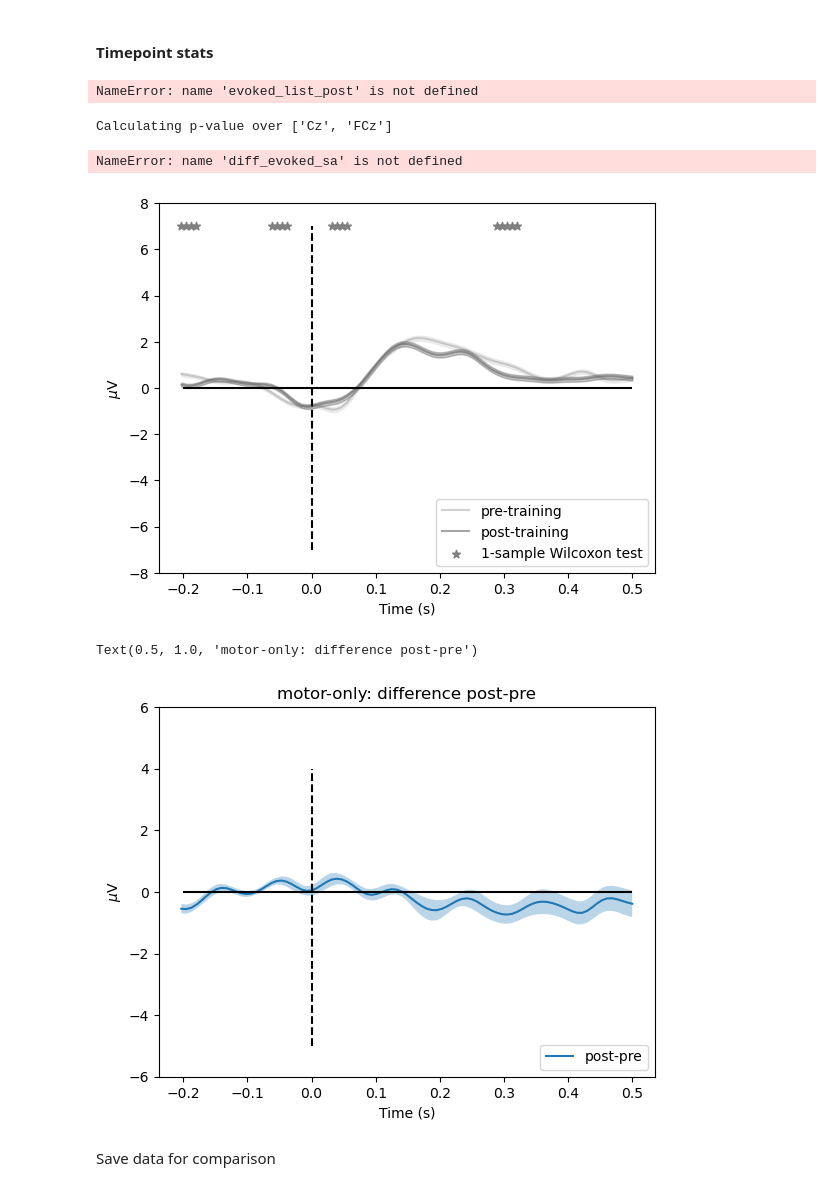
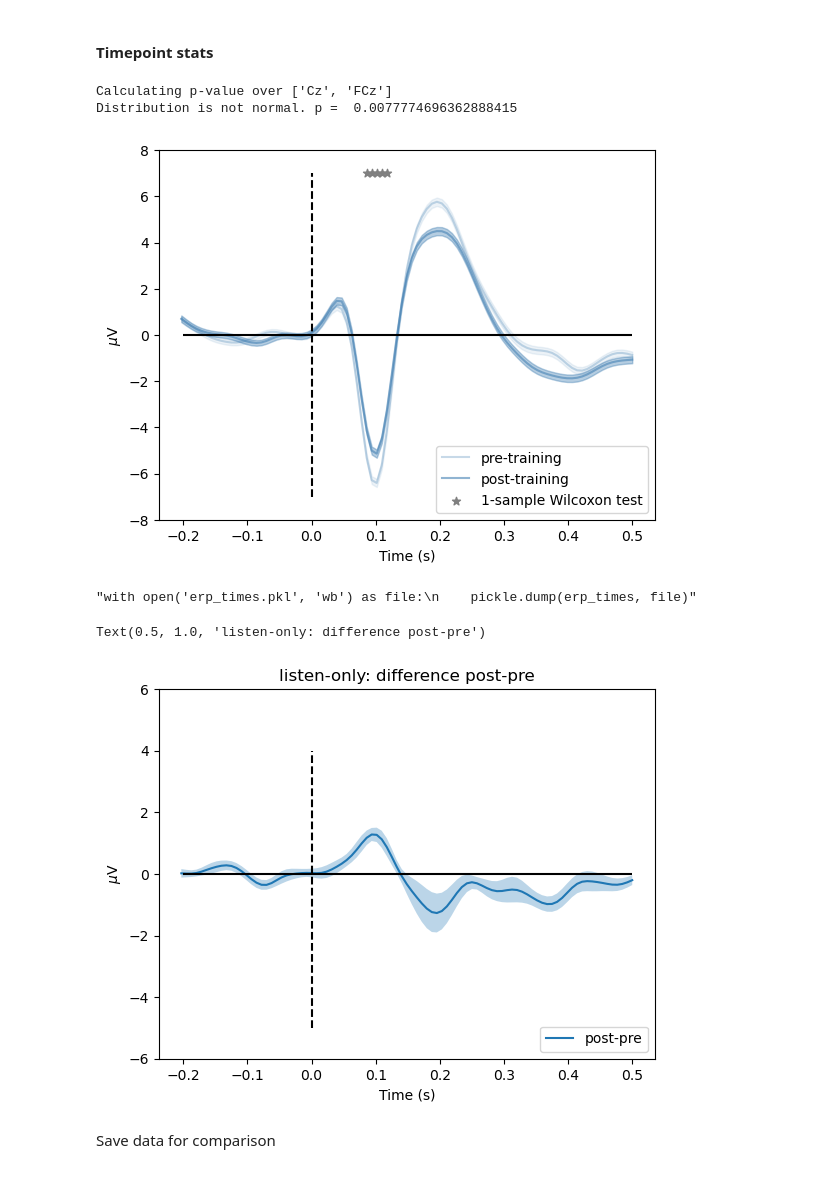
Before and after one commit to haiqin-zhang/AM-EEG, a Jupyter notebook: pipelines_LM/ave_ERPs.ipynb, the cells around one changed output. Saved outputs shown, nothing was run; the diff lists cells and outputs as text; code cells hidden in the pictures.

```diff
--- a/pipelines_LM/ave_ERPs.ipynb
+++ b/pipelines_LM/ave_ERPs.ipynb
@@ -22,8 +22,8 @@ from update_sub_lists import *
 #-----------------------------
 
 #select which task
-task = 'motor'
-participants = 'all'
+task = 'listen'
+participants = 'musicians'
 # %%
 #see notes.md for updated subject lists
 
@@ -106,2 +161,2 @@ concat_evoked_post = mne.combine_evoked(evoked_list_post, weights = 'equal')
 # %%
-concat_epochs_pre, concat_evoked_pre, concat_epochs_post, concat_evoked_post = load_evoked_epochs(subjects_to_process, task)
+#concat_epochs_pre, concat_evoked_pre, concat_epochs_post, concat_evoked_post = load_evoked_epochs(subjects_to_process, task)
@@ -276,15 +222,19 @@ ch_totest = p_channels #'all' or p_channels
 #getting data from evoked objects
 diff_evoked_list = [evoked1.get_data() - evoked2.get_data() for evoked1, evoked2 in zip(evoked_list_post, evoked_list_pre)]
 diff_evoked_sa = np.stack(diff_evoked_list)
-# %% [output]
-NameError: name 'evoked_list_post' is not defined
 # %%
 #calculate p-value over time
-p_values = p_times(to_compare, channels = ch_totest) #independent t-test
-p_within = p_times_1sample(diff_evoked_sa, channels = ch_totest) #1-sample t-tests (effectively like within-subjects)
+from statsmodels.stats.multitest import fdrcorrection
+#p_values = p_times(to_compare, channels = ch_totest) #independent t-test
+
+#1-sample t-test on difference pre vs post
+if task == 'listen':
+    p_within = p_times_1sample(diff_evoked_sa, channels = ch_totest, tmin = 0, tmax = 0.3)
+elif task == 'motor':
+    p_within = p_times_1sample(diff_evoked_sa, channels = ch_totest, tmin = -0.2, tmax = 0.3)
 # %% [output]
 Calculating p-value over ['Cz', 'FCz']
+Distribution is not normal. p =  0.0077774696362888415
-NameError: name 'diff_evoked_sa' is not defined
 # %%
 ######################
 # COMPARISON FIGURE
@@ -328,39 +278,42 @@ for i, data in enumerate(to_compare):
     plt.plot(erp_times, mean_data, label=plot_labels[i], color = groupcolor, alpha = shade)
     plt.fill_between(erp_times, mean_data - sem_data, mean_data + sem_data, color = groupcolor, alpha=shade-0.2)
     shade += 0.3
 
 
 
 #############################
 #plot significant points
 ###############################
 #find timepoints where ERP is significantly different
-sig_idx_ind = [index for index, item in enumerate(p_values) if item < 0.05]
+#sig_idx_ind = [index for index, item in enumerate(p_values) if item < 0.05]
 sig_idx_within = [index for index, item in enumerate(p_within) if item < 0.05]
 
 #get y values
 max_y = max(np.max(test_pre), np.max(test_post))
-y_ind = [7.5]*len(sig_idx_ind)
+#y_ind = [7.5]*len(sig_idx_ind)
 y_within = [7]*len(sig_idx_within)
 plt.scatter(erp_times[sig_idx_within], y_within, marker="*", color='grey', label = '1-sample Wilcoxon test')
 #plt.scatter(erp_times[sig_idx_ind], y_ind, marker="*", color='rosybrown', label = 'independent t-test')
 
 
 #aesthetics
 plt.title('')
 plt.hlines(0, -0.2, 0.5, color = 'black')
 plt.vlines(0, -7, 7, color = 'black', linestyles= '--')
 plt.ylabel('$\mu$V')
 plt.xlabel('Time (s)')
 plt.ylim(-8,8)
 plt.legend(loc = 'lower right')
 
 plt.savefig(figs_dir+f'/ERP_{task}_{participants}.svg')
 # %% [output]
-[figure, old version]
+[figure, new version]
 # %%
-with open('erp_times.pkl', 'wb') as file:
-    pickle.dump(erp_times, file)
+#saving ERP times
+"""with open('erp_times.pkl', 'wb') as file:
+    pickle.dump(erp_times, file)"""
+# %% [output]
+"with open('erp_times.pkl', 'wb') as file:\n    pickle.dump(erp_times, file)"
 # %%
 #################################
 #       DIFFERENCE POST-PRE
@@ -386,8 +339,8 @@ plt.ylim(-6,6)
 plt.legend(loc = 'lower right')
 plt.title(f"{task}-only: difference post-pre")
 # %% [output]
-Text(0.5, 1.0, 'motor-only: difference post-pre')
+Text(0.5, 1.0, 'listen-only: difference post-pre')
-[figure, old version]
+[figure, new version]
 # %% [markdown]
 Save data for comparison
 # %%
```
Also changed, not shown: parts of 6 cells of this notebook, 1 other file.
